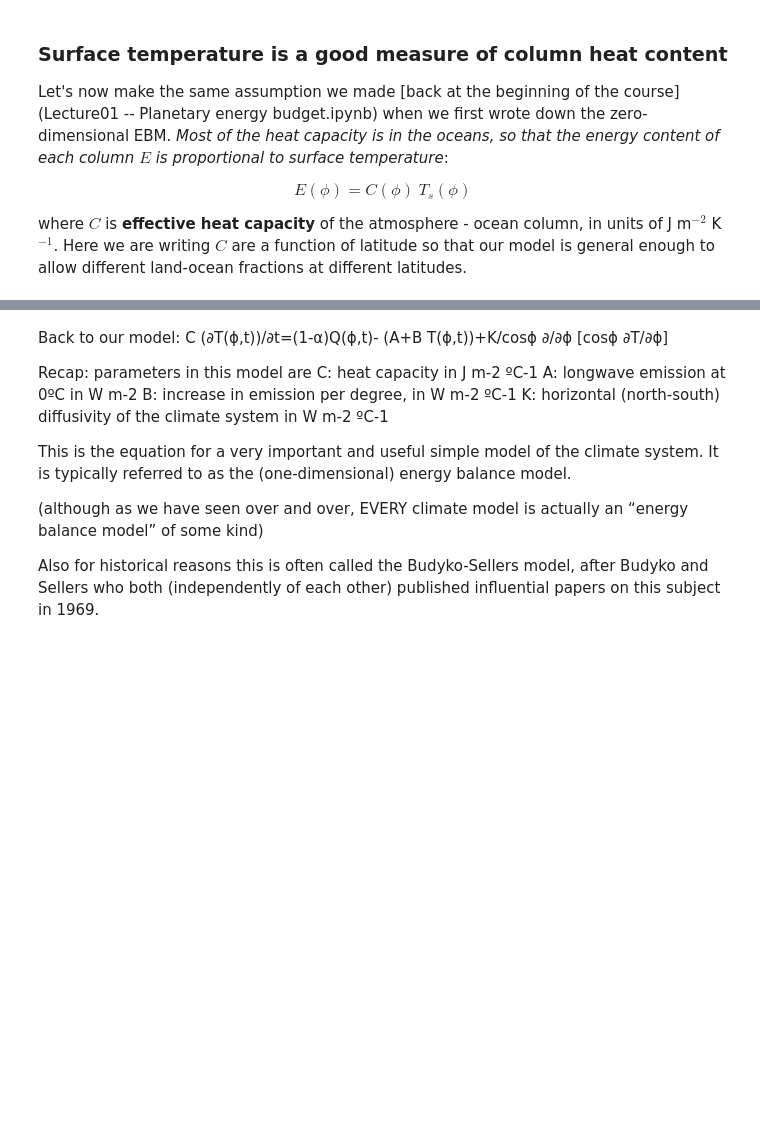
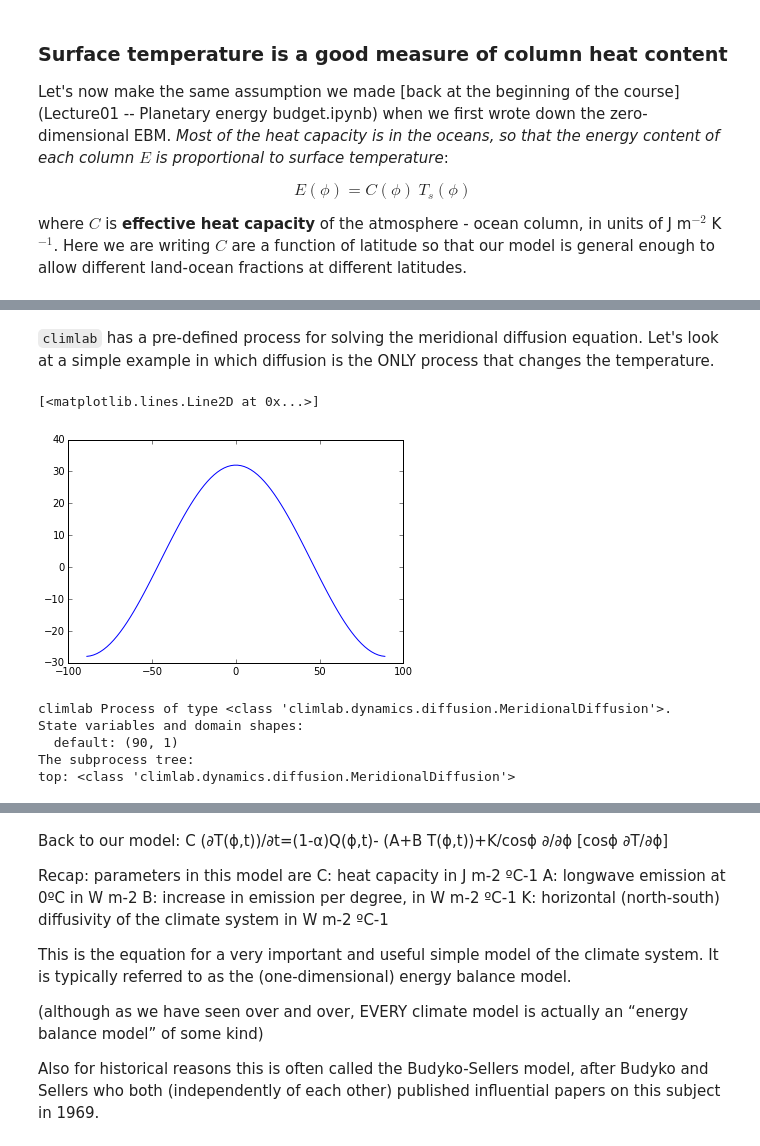
Before and after one commit to brian-rose/ClimateModeling_courseware, a Jupyter notebook: Lectures/Lecture14 -- Diffusive energy balance model.ipynb, the cells around one changed output, grey strips where cells are left out. Saved outputs shown, nothing was run; the diff lists cells and outputs as text; code cells hidden in the pictures; blank space fills up the shorter version.

Commit message:
Additions to diffusion notebook.

```diff
--- a/Lectures/Lecture14 -- Diffusive energy balance model.ipynb
+++ b/Lectures/Lecture14 -- Diffusive energy balance model.ipynb
@@ -117,0 +128,2 @@ Now, we almost have a model we can solve for T!  Just need to express the OLR in
+# %% [markdown]
+`climlab` has a pre-defined process for solving the meridional diffusion equation. Let's look at a simple example in which diffusion is the ONLY process that changes the temperature.
@@ -117,0 +137,35 @@ Now, we almost have a model we can solve for T!  Just need to express the OLR in
+# %%
+#  First define an initial temperature field
+#   that is warm at the equator and cold at the poles
+#   and varies smoothly with latitude in between
+
+from climlab.utils import legendre
+sfc = climlab.domain.zonal_mean_surface(num_lat=90, water_depth=10.)
+lat = sfc.lat.points
+initial = 12. - 40. * legendre.P2(np.sin(np.deg2rad(lat)))
+
+plt.plot(lat, initial)
+# %% [output]
+[<matplotlib.lines.Line2D at 0x...>]
+[figure, added]
+# %%
+##  Set up the climlab diffusion process
+
+# make a copy of initial so that it remains unmodified
+Ts = climlab.Field(np.array(initial), domain=sfc)
+# thermal diffusivity in W/m**2/degC
+D = 0.55
+# meridional diffusivity in 1/s
+K = D / sfc.heat_capacity
+# create the climlab diffusion process
+#  setting the diffusivity and a timestep of ONE MONTH
+from climlab.dynamics.diffusion import MeridionalDiffusion
+d = MeridionalDiffusion(state=Ts, K=K, timestep=const.seconds_per_month)
+
+print d
+# %% [output]
+climlab Process of type <class 'climlab.dynamics.diffusion.MeridionalDiffusion'>.
+State variables and domain shapes:
+  default: (90, 1)
+The subprocess tree:
+top: <class 'climlab.dynamics.diffusion.MeridionalDiffusion'>
```
Also changed, not shown: parts of 11 cells of this notebook.
